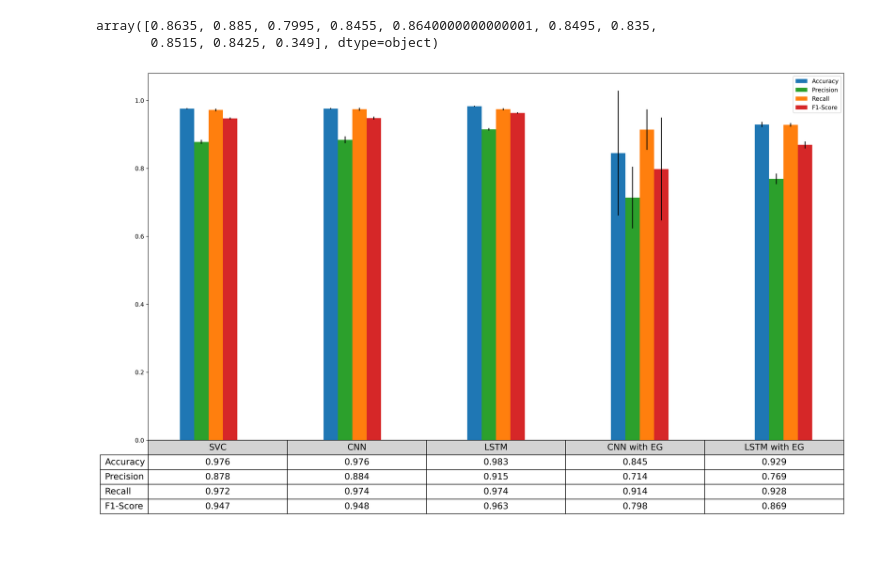
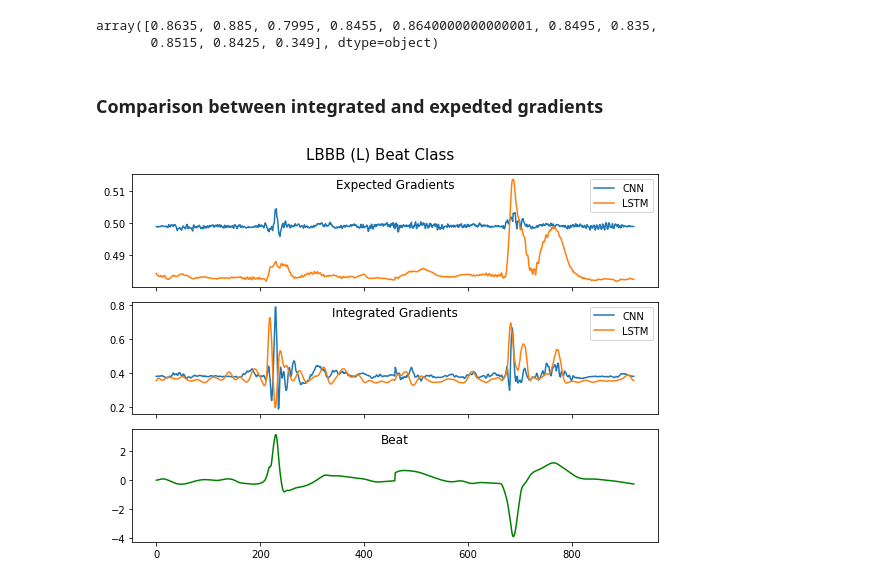
Before and after one commit to anurajt-cloud/level4_dissertation, a Jupyter notebook: graphs.ipynb, the cells around one changed output. Drawn from its saved outputs; the diff is of its cells as text; code cells hidden in the pictures; blank space fills up the shorter version.

Commit message:
lstm ph ig

```diff
--- a/graphs.ipynb
+++ b/graphs.ipynb
@@ -351,32 +347,32 @@ pre_error = [svc_ph_r.T[1].std(),cnn_ph_r.T[1].std(), lstm_ph_r.T[1].std(), cnn_
 rec_error = [svc_ph_r.T[2].std(),cnn_ph_r.T[2].std(), lstm_ph_r.T[2].std(), cnn_ph_eg_r.T[2].std(), lstm_ph_eg_r.T[2].std()]
 f1_error = [svc_ph_r.T[3:].mean(axis=0).std(),cnn_ph_r.T[3:].mean(axis=0).std(), lstm_ph_r.T[3:].mean(axis=0).std(), cnn_ph_eg_r.T[3:].mean(axis=0).std(), lstm_ph_eg_r.T[3:].mean(axis=0).std()]
 # %%
-X = np.arange(len(r_name))
-fig = plt.figure(figsize=(18,11), dpi=300)
-# ax = fig.add_axes([0,0,1,1])
-plt.bar(X - 0.15, r[0], yerr=acc_error , color = 'tab:blue', width = 0.1)
-plt.bar(X - 0.05, r[1], yerr=pre_error, color = 'tab:green', width = 0.1)
-plt.bar(X + 0.05, r[2], yerr=rec_error, color = 'tab:orange', width = 0.1)
-plt.bar(X + 0.15, r[3], yerr=f1_error, color = 'tab:red', width = 0.1)
-plt.legend(rows)
-plt.xticks([])
+# X = np.arange(len(r_name))
+# fig = plt.figure(figsize=(18,11), dpi=300)
+# # ax = fig.add_axes([0,0,1,1])
+# plt.bar(X - 0.15, r[0], yerr=acc_error , color = 'tab:blue', width = 0.1)
+# plt.bar(X - 0.05, r[1], yerr=pre_error, color = 'tab:green', width = 0.1)
+# plt.bar(X + 0.05, r[2], yerr=rec_error, color = 'tab:orange', width = 0.1)
+# plt.bar(X + 0.15, r[3], yerr=f1_error, color = 'tab:red', width = 0.1)
+# plt.legend(rows)
+# plt.xticks([])
 
-# Add a table at the bottom of the axes
-the_tabel = plt.table(cellText=r,
-                      rowLabels=rows,
-                      cellLoc='center',
-                      # rowColours=['tab:blue', 'tab:green', 'tab:orange', 'tab:red'],
-                      colLabels=r_name,
-                      colColours=["lightgrey" for i in range(5)],
-                      loc='bottom')
-the_tabel.auto_set_font_size(False)
-the_tabel.set_fontsize(15)
-the_tabel.scale(1,2)
-plt.tight_layout()
-plt.subplots_adjust(bottom=0.1)
-# plt.title("Model performaces for Beat holdout Method", fontsize=23)
-plt.tight_layout()
-# plt.savefig("./images/ph_mp", dpi=300)
-plt.show()
+# # Add a table at the bottom of the axes
+# the_tabel = plt.table(cellText=r,
+#                       rowLabels=rows,
+#                       cellLoc='center',
+#                       # rowColours=['tab:blue', 'tab:green', 'tab:orange', 'tab:red'],
+#                       colLabels=r_name,
+#                       colColours=["lightgrey" for i in range(5)],
+#                       loc='bottom')
+# the_tabel.auto_set_font_size(False)
+# the_tabel.set_fontsize(15)
+# the_tabel.scale(1,2)
+# plt.tight_layout()
+# plt.subplots_adjust(bottom=0.1)
+# # plt.title("Model performaces for Beat holdout Method", fontsize=23)
+# plt.tight_layout()
+# # plt.savefig("./images/ph_mp", dpi=300)
+# plt.show()
-# %% [output]
-[figure, removed]
+# %% [markdown]
+### Comparison between integrated and expedted gradients
@@ -382,0 +449,24 @@ plt.show()
+# %%
+b,n_ig_cnn_ph = get_comp_maps("cnn_ph_ig", "ph", 2, "", "ig_attributions")
+b1,n_ig_lstm_ph = get_comp_maps("lstm_ph_ig", "ph", 2, "", "ig_attributions")
+be,n_eg_cnn_ph = get_comp_maps("cnn_ph_eg", "ph", 2, "", "eg_attributions")
+b1e,n_eg_lstm_ph = get_comp_maps("lstm_ph_eg", "ph", 2, "", "eg_attributions")
+
+fig, ax = plt.subplots(3, 1,figsize=(8,6), sharex=True)
+fig.subplots_adjust(hspace=0)
+
+ax[0].plot(n_eg_cnn_ph, label="CNN")
+ax[0].plot(n_eg_lstm_ph, label="LSTM")
+ax[0].legend()
+ax[0].set_title("Expected Gradients", y=1.0, pad=-14)
+ax[1].plot(n_ig_cnn_ph, label="CNN")
+ax[1].plot(n_ig_lstm_ph, label="LSTM")
+ax[1].set_title("Integrated Gradients", y=1.0, pad=-14)
+ax[1].legend()
+ax[2].plot(b, c="g")
+ax[2].set_title("Beat", y=1.0, pad=-14)
+fig.suptitle("LBBB (L) Beat Class", fontsize=15)
+fig.tight_layout()
+plt.savefig("./images/L_ph_igeg",dpi=300)
+# %% [output]
+[figure, added]
```
Also changed, not shown: parts of 8 cells of this notebook, 4 other files.
